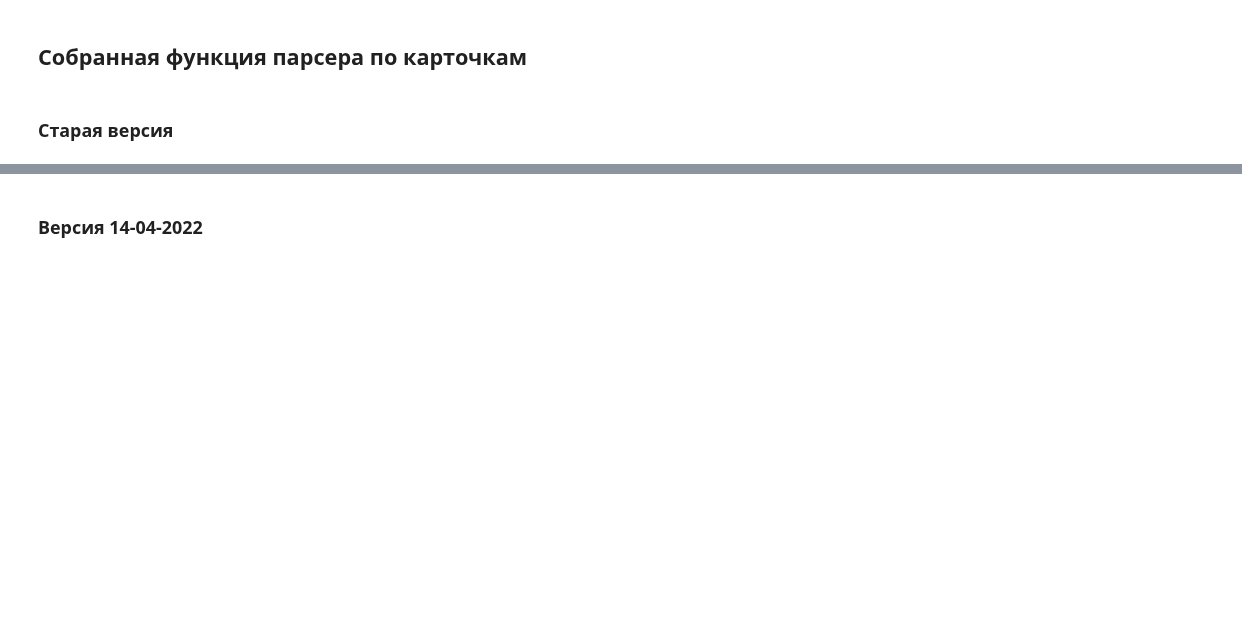
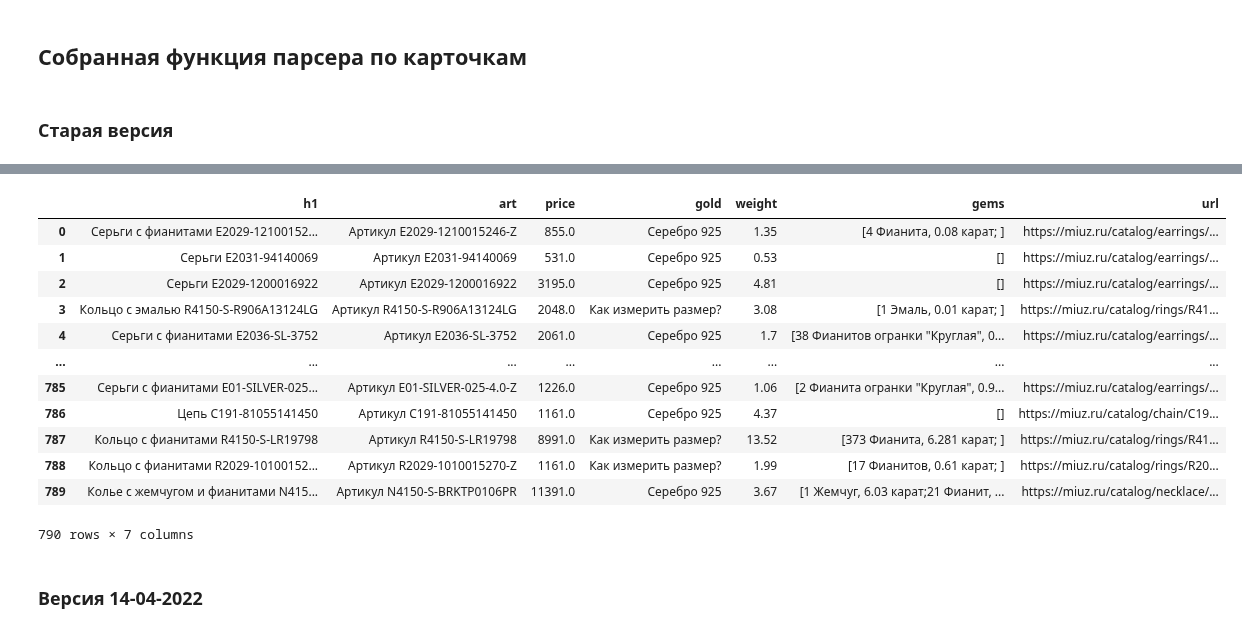
Before and after one commit to KeskilV/Parsing_NKO, a Jupyter notebook: ParsingMiuz.ipynb, the cells around one changed output, grey strips where cells are left out. Saved outputs shown, nothing was run; the diff lists cells and outputs as text; code cells hidden in the pictures; blank space fills up the shorter version.

Commit message:
серебро мюз 790

```diff
--- a/ParsingMiuz.ipynb
+++ b/ParsingMiuz.ipynb
@@ -225,5 +239,5 @@ urlcard = domain +links[1]
 # %%
-card = mysoup('https://miuz.ru/catalog/rings/R2018-RR010203ADI/')
+card = mysoup('https://miuz.ru/catalog/earrings/E183-CUR.ER.RED/')
 # %%
 #card = mysoup(urlcard)
 # %%
@@ -241,0 +299,3 @@ float(''.join(re.findall(r'\d+', card.find(
+# %%
+div_gems = card.select('body > div.grid > div > div > div.detail__item.detail__item--new > div.detail__item-col._3.position-relative > form > div:nth-child(8)')
+re.findall(r'Камни:\s+([\w\W]+)', div_gems[0].text)
@@ -241,0 +306,34 @@ float(''.join(re.findall(r'\d+', card.find(
+# %%
+data = pd.DataFrame(columns=['h1','art','price','gold','weight','gems','url'])
+# %%
+#06-07-2022 серебро
+#16-06-2022 Для Алексея Сапфир Изумруд Рубин
+#24-05-2022
+#14-04-2022
+
+for i in range(0, len(links)):
+    try:
+        urlcard = domain +links[i]
+        card = mysoup(urlcard)
+        row = len(data)
+        data.loc[row,'url'] = urlcard
+        data.loc[row,'h1'] = card.find("h1").text.strip()
+        data.loc[row,'art'] = card.select(
+            'body > div.grid > div > div > div.shops__breadcrumbs.catalog_breadcrumbs > div > div:nth-child(4) > span > span')[0].text
+        data.loc[row,'price'] = float(''.join(re.findall(r'\d+', card.find(
+            "div","places-cont__price b-price").find("div", 'new').text)))
+
+        #data.loc[row,'price'] = float(''.join(re.findall(r'\d+', card.find('div',"detail__item-price-new").text)))
+        data.loc[row,'gold'] = card.find_all('span','href')[2].text.strip()
+        #data.loc[row,'gold'] = re.findall(r"(Золото\s+\d+)",str(card))[0]
+        data.loc[row,'weight'] = float(re.findall(r"(?:Вес:</span>\n)\s+(\d+.\d+)",str(card))[0])
+        #div_gems = card.select('body > div.grid > div > div > div.detail__item.detail__item--new > div.detail__item-col._3.position-relative > form > div:nth-child(8)')
+        #data.loc[row,'gems'] = re.search(r'Камни:\s+([\w\W]+)', str(div_gems[0].text.strip()))[1]
+        div_gems = card.select('body > div.grid > div > div > div.detail__item.detail__item--new > div.detail__item-col._3.position-relative > form > div:nth-child(8)')
+        data.loc[row,'gems'] = re.findall(r'Камни:\s+([\w\W]+)', div_gems[0].text)
+
+    except (AttributeError,TypeError) as e:
+        print('error',e)
+    except IndexError:
+        print('indexerror len of = ' , len(card.find_all('div','detail__item-option')) )
+    print(i, urlcard)
@@ -242,3 +358,19 @@ float(''.join(re.findall(r'\d+', card.find(
+# %%
+data
+# %% [output]
+|  | h1 | art | price | gold | weight | gems | url |
+| 0 | Серьги c фианитами E2029-12100152... | Артикул E2029-1210015246-Z | 855.0 | Серебро 925 | 1.35 | [4 Фианита, 0.08 карат; ] | https://miuz.ru/catalog/earrings/... |
+| 1 | Серьги E2031-94140069 | Артикул E2031-94140069 | 531.0 | Серебро 925 | 0.53 | [] | https://miuz.ru/catalog/earrings/... |
+| 2 | Серьги E2029-1200016922 | Артикул E2029-1200016922 | 3195.0 | Серебро 925 | 4.81 | [] | https://miuz.ru/catalog/earrings/... |
+| 3 | Кольцо c эмалью R4150-S-R906A13124LG | Артикул R4150-S-R906A13124LG | 2048.0 | Как измерить размер? | 3.08 | [1 Эмаль, 0.01 карат; ] | https://miuz.ru/catalog/rings/R41... |
+| 4 | Серьги c фианитами E2036-SL-3752 | Артикул E2036-SL-3752 | 2061.0 | Серебро 925 | 1.7 | [38 Фианитов огранки "Круглая", 0... | https://miuz.ru/catalog/earrings/... |
+| ... | ... | ... | ... | ... | ... | ... | ... |
+| 785 | Серьги c фианитами E01-SILVER-025... | Артикул E01-SILVER-025-4.0-Z | 1226.0 | Серебро 925 | 1.06 | [2 Фианита огранки "Круглая", 0.9... | https://miuz.ru/catalog/earrings/... |
+| 786 | Цепь C191-81055141450 | Артикул C191-81055141450 | 1161.0 | Серебро 925 | 4.37 | [] | https://miuz.ru/catalog/chain/C19... |
+| 787 | Кольцо c фианитами R4150-S-LR19798 | Артикул R4150-S-LR19798 | 8991.0 | Как измерить размер? | 13.52 | [373 Фианита, 6.281 карат; ] | https://miuz.ru/catalog/rings/R41... |
+| 788 | Кольцо c фианитами R2029-10100152... | Артикул R2029-1010015270-Z | 1161.0 | Как измерить размер? | 1.99 | [17 Фианитов, 0.61 карат; ] | https://miuz.ru/catalog/rings/R20... |
+| 789 | Колье c жемчугом и фианитами N415... | Артикул N4150-S-BRKTP0106PR | 11391.0 | Серебро 925 | 3.67 | [1 Жемчуг, 6.03 карат;21 Фианит, ... | https://miuz.ru/catalog/necklace/... |
+790 rows × 7 columns
 # %% [markdown]
 ### Версия 14-04-2022
 # %%
```
Also changed, not shown: parts of 31 cells of this notebook, 2 other files.
